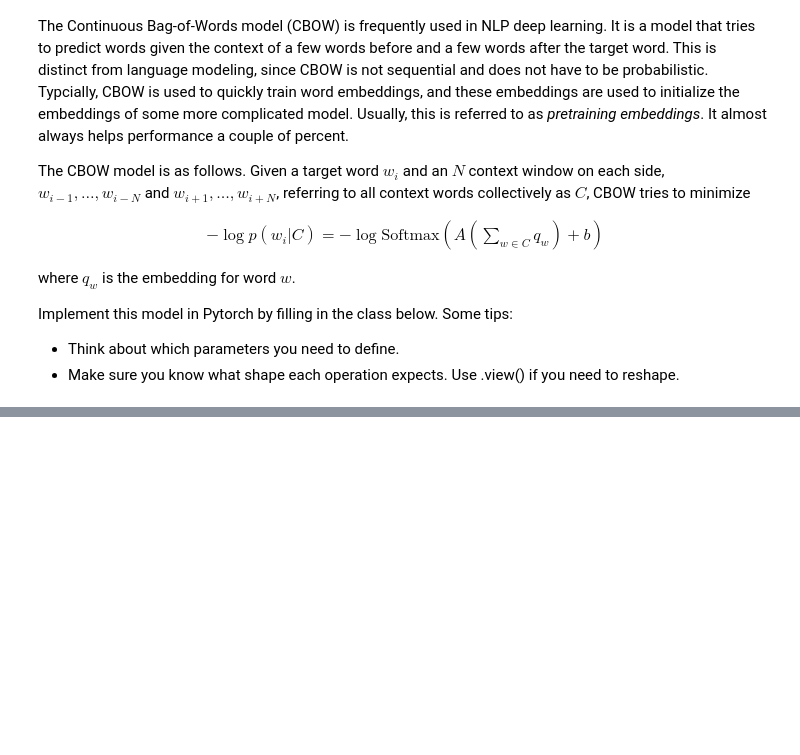
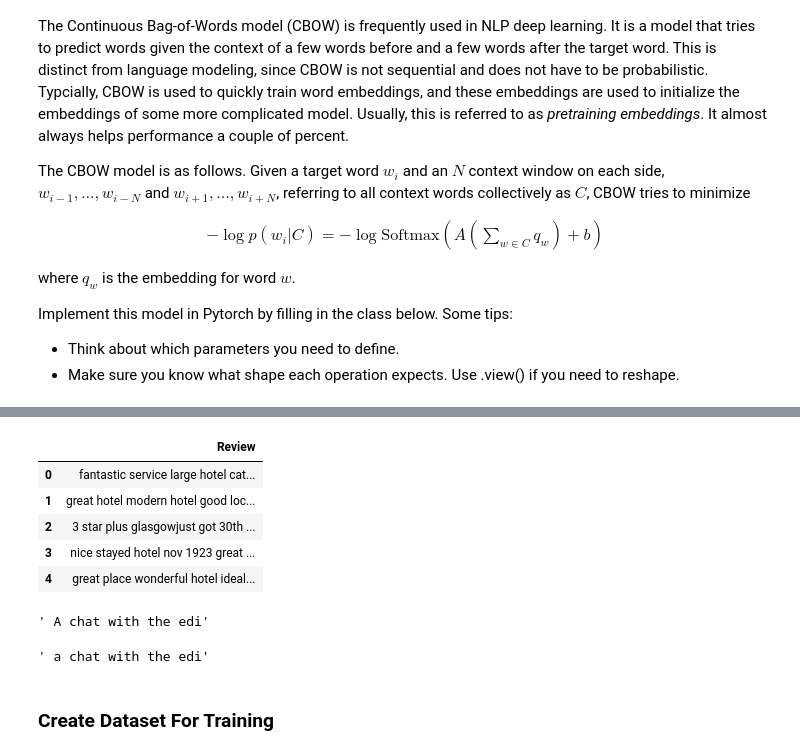
Before and after one commit to nanfang-wuyu/ML4NLP1_UZH, a Jupyter notebook: Assignment 2/word_embeddings_tutorial.ipynb, the cells around one changed output, grey strips where cells are left out. Cells and saved outputs as stored; diff of their text form; code cells hidden in the pictures; blank space fills up the shorter version.

```diff
--- a/Assignment 2/word_embeddings_tutorial.ipynb
+++ b/Assignment 2/word_embeddings_tutorial.ipynb
@@ -332,0 +397,8 @@ make_context_vector(data[0][0], word_to_ix)  # example
+# %%
+# import library: Regular Expression
+import re
+
+# Clean the data by removing special characters (punctuation)
+def sp_chara_cleaning(text):
+    clean_text = re.sub(r'[^a-zA-Z0-9\s]', '', text)
+    return clean_text
@@ -332,0 +433,23 @@ make_context_vector(data[0][0], word_to_ix)  # example
+# %%
+# show text after preprocessing
+text_hotel[:5]
+# %% [output]
+|  | Review |
+| 0 | fantastic service large hotel cat... |
+| 1 | great hotel modern hotel good loc... |
+| 2 | 3 star plus glasgowjust got 30th ... |
+| 3 | nice stayed hotel nov 1923 great ... |
+| 4 | great place wonderful hotel ideal... |
+# %%
+text_scifi[:20]
+# %% [output]
+' A chat with the edi'
+# %%
+text_scifi = sp_chara_cleaning(text_scifi)
+text_scifi = character_casing(text_scifi)
+# show text after preprocessing
+text_scifi[:20]
+# %% [output]
+' a chat with the edi'
+# %% [markdown]
+### Create Dataset For Training
```
Also changed, not shown: parts of 33 cells of this notebook, 3 other files.
